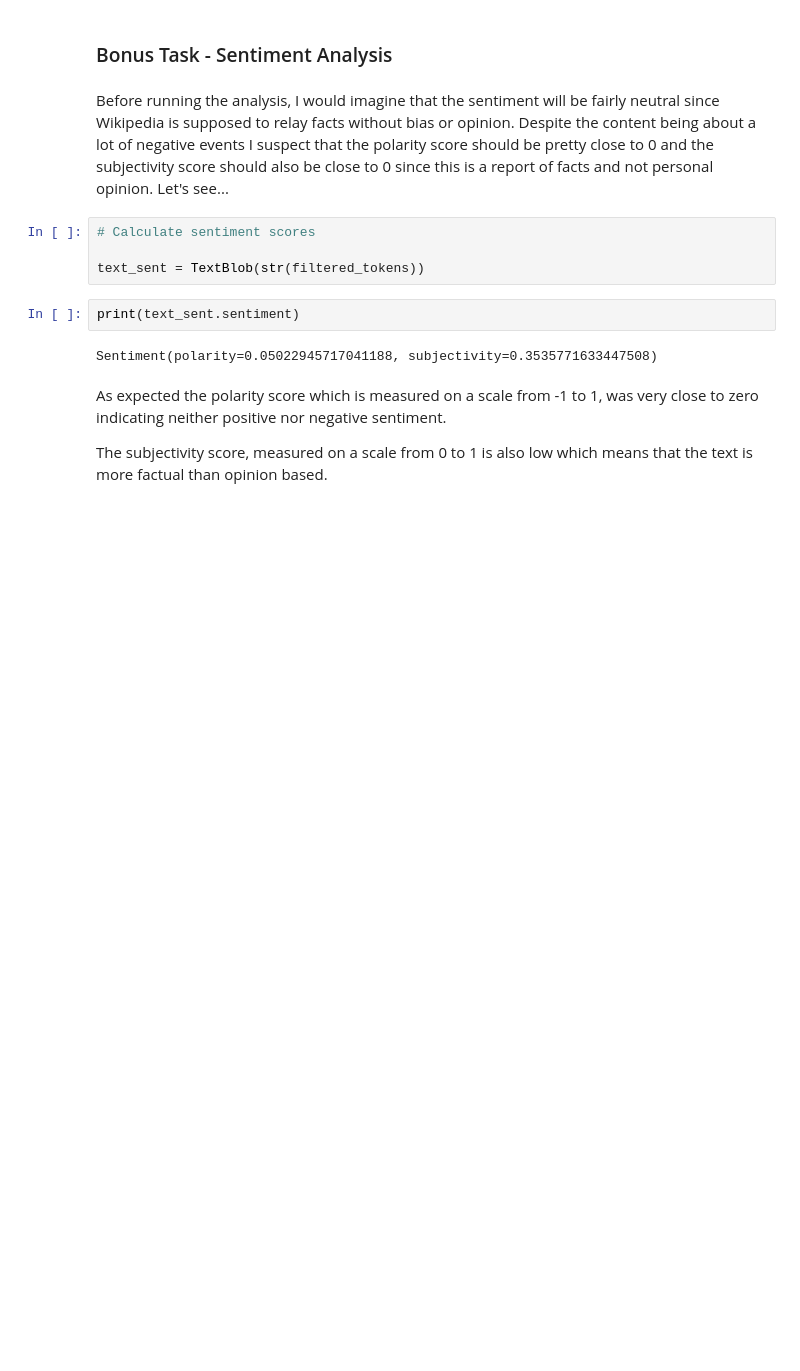
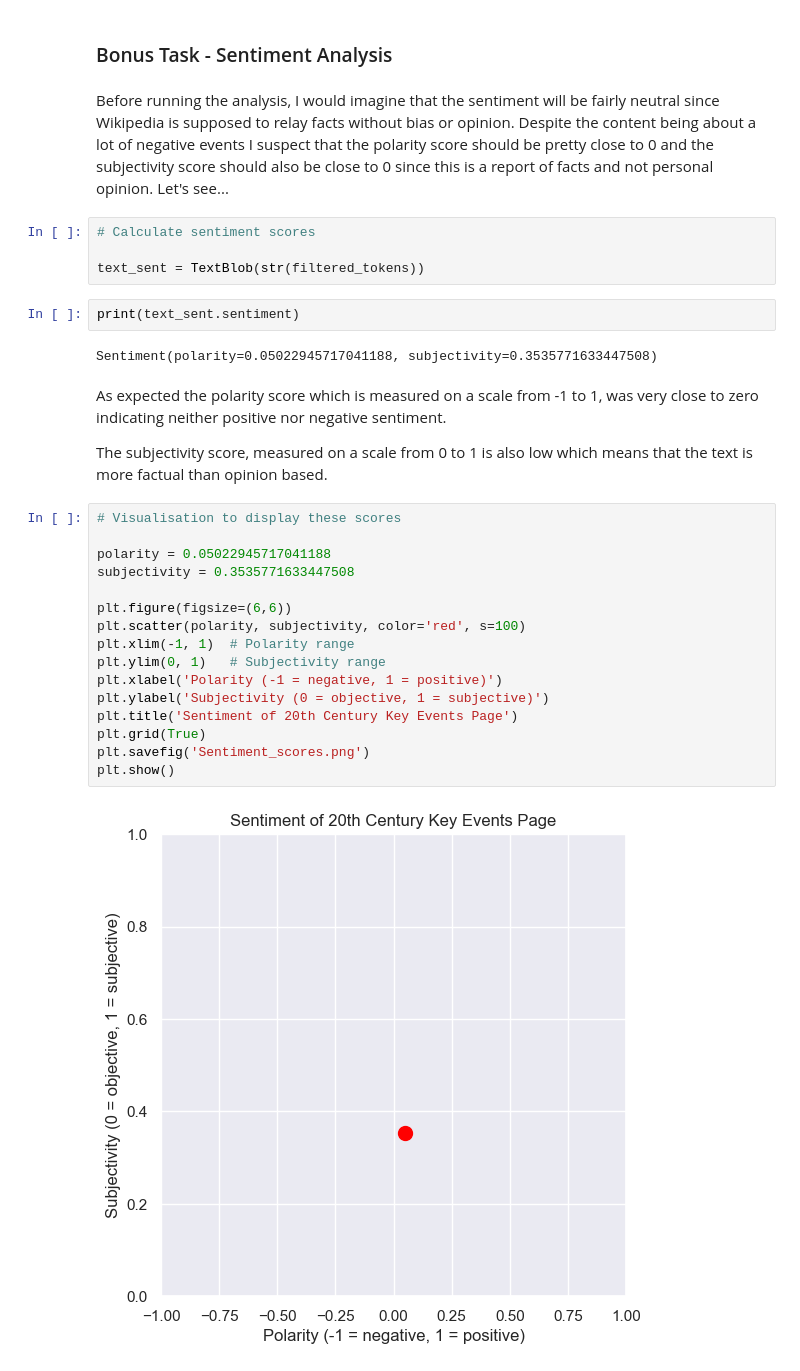
Before and after one commit to miller782782/20th-Century, a Jupyter notebook: Ex 1.5 Text Mining - Andrew Miller.ipynb, the cells around one changed output. Saved outputs shown, nothing was run; the diff lists cells and outputs as text; blank space fills up the shorter version.

Commit message:
AUpdated script for Ex 1.5 to include sentiment analysis

```diff
--- a/Ex 1.5 Text Mining - Andrew Miller.ipynb
+++ b/Ex 1.5 Text Mining - Andrew Miller.ipynb
@@ -762,3 +762,21 @@ Sentiment(polarity=0.05022945717041188, subjectivity=0.3535771633447508)
 As expected the polarity score which is measured on a scale from -1 to 1, was very close to zero indicating neither positive nor negative sentiment.
 
 The subjectivity score, measured on a scale from 0 to 1 is also low which means that the text is more factual than opinion based.
+# %%
+# Visualisation to display these scores
+
+polarity = 0.05022945717041188
+subjectivity = 0.3535771633447508
+
+plt.figure(figsize=(6,6))
+plt.scatter(polarity, subjectivity, color='red', s=100)
+plt.xlim(-1, 1)  # Polarity range
+plt.ylim(0, 1)   # Subjectivity range
+plt.xlabel('Polarity (-1 = negative, 1 = positive)')
+plt.ylabel('Subjectivity (0 = objective, 1 = subjective)')
+plt.title('Sentiment of 20th Century Key Events Page')
+plt.grid(True)
+plt.savefig('Sentiment_scores.png')
+plt.show()
+# %% [output]
+[figure, added]
```
Also changed, not shown: parts of 2 cells of this notebook, 1 other file.
